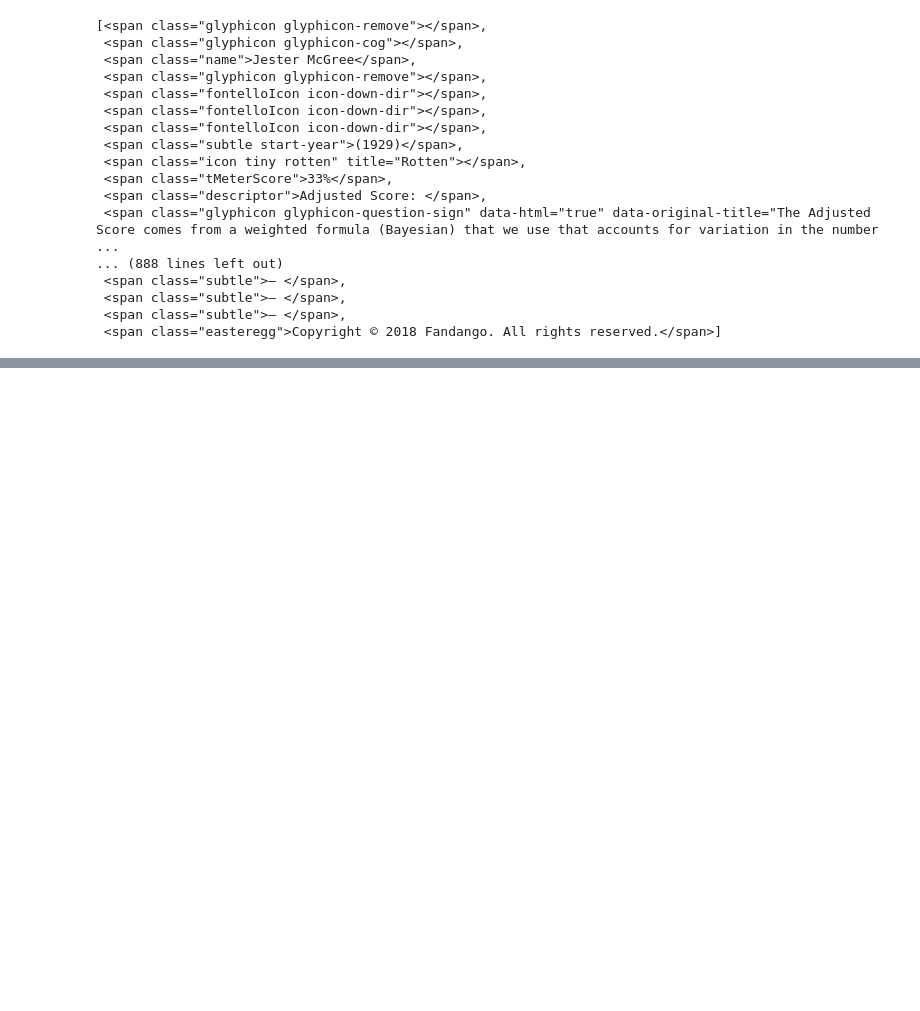
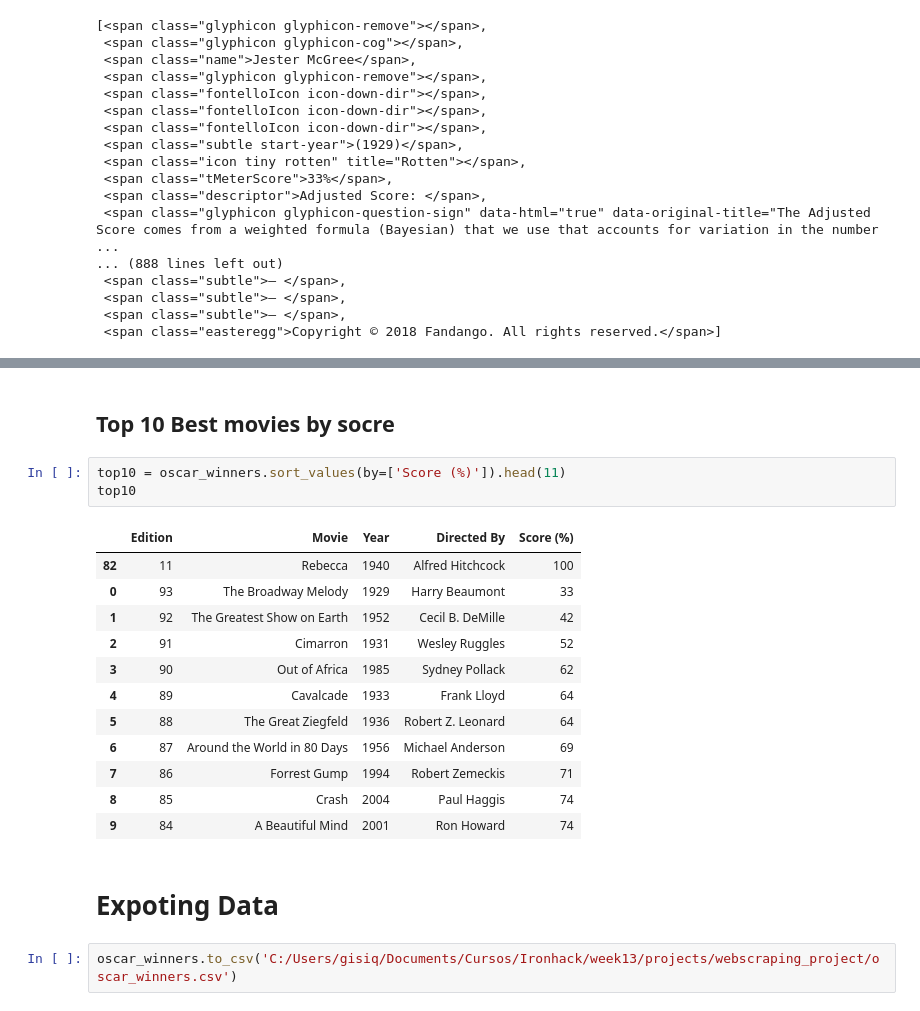
Before and after one commit to gisiqueira/webscraping_project, a Jupyter notebook: webscraping-project.ipynb, the cells around one changed output, grey strips where cells are left out. Saved outputs shown, nothing was run; the diff lists cells and outputs as text; blank space fills up the shorter version.

```diff
--- a/webscraping-project.ipynb
+++ b/webscraping-project.ipynb
@@ -69,0 +360,22 @@ soup.find_all('div', attrs={'class':'info director'})[0].text
+# %% [markdown]
+## Top 10 Best movies by socre
+# %%
+top10 = oscar_winners.sort_values(by=['Score (%)']).head(11)
+top10
+# %% [output]
+|  | Edition | Movie | Year | Directed By | Score (%) |
+| 82 | 11 | Rebecca | 1940 | Alfred Hitchcock | 100 |
+| 0 | 93 | The Broadway Melody | 1929 | Harry Beaumont | 33 |
+| 1 | 92 | The Greatest Show on Earth | 1952 | Cecil B. DeMille | 42 |
+| 2 | 91 | Cimarron | 1931 | Wesley Ruggles | 52 |
+| 3 | 90 | Out of Africa | 1985 | Sydney Pollack | 62 |
+| 4 | 89 | Cavalcade | 1933 | Frank Lloyd | 64 |
+| 5 | 88 | The Great Ziegfeld | 1936 | Robert Z. Leonard | 64 |
+| 6 | 87 | Around the World in 80 Days | 1956 | Michael Anderson | 69 |
+| 7 | 86 | Forrest Gump | 1994 | Robert Zemeckis | 71 |
+| 8 | 85 | Crash | 2004 | Paul Haggis | 74 |
+| 9 | 84 | A Beautiful Mind | 2001 | Ron Howard | 74 |
+# %% [markdown]
+# Expoting Data
+# %%
+oscar_winners.to_csv('C:/Users/gisiq/Documents/Cursos/Ironhack/week13/projects/webscraping_project/oscar_winners.csv')
```
Also changed, not shown: parts of 28 cells of this notebook.
